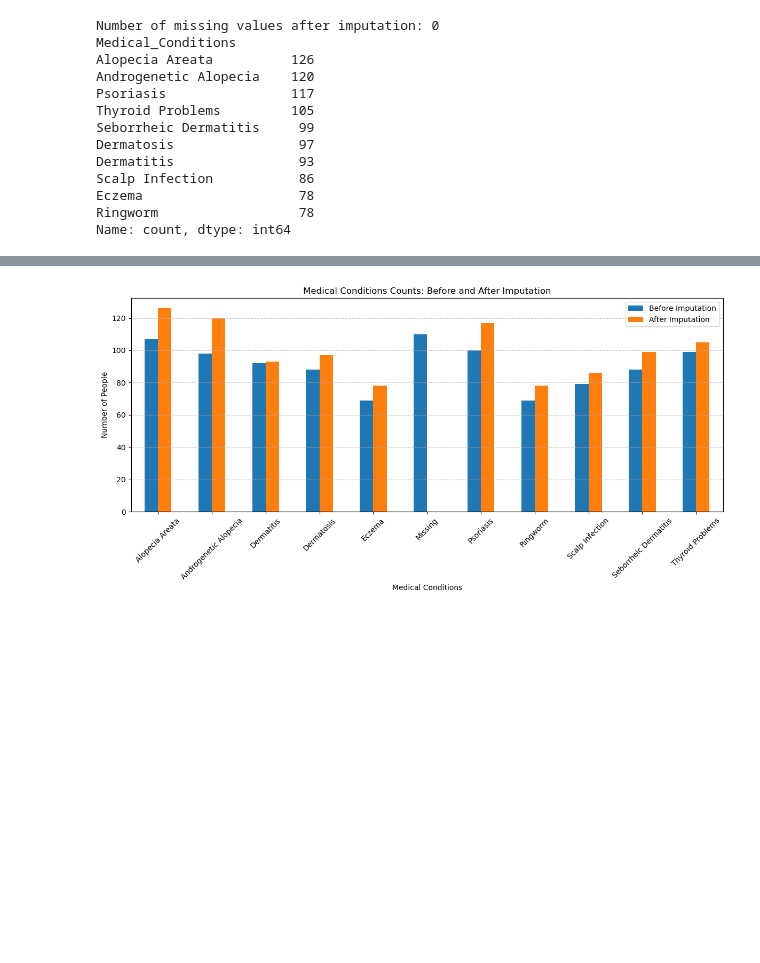
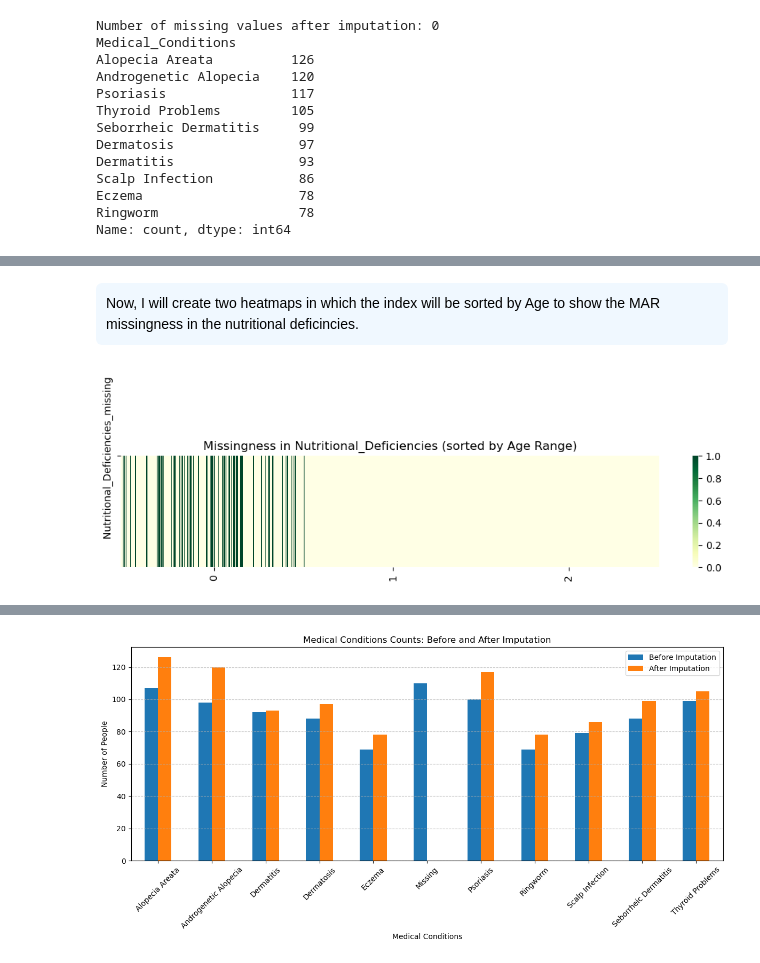
Before and after one commit to AhmadJabbar2502/Hair-Fall-Prediction, a Jupyter notebook: Python Notebooks/data_cleaning_predit_hair_loss.ipynb, the cells around one changed output, grey strips where cells are left out. Drawn from its saved outputs; the diff is of its cells as text; code cells hidden in the pictures; blank space fills up the shorter version.

```diff
--- a/Python Notebooks/data_cleaning_predit_hair_loss.ipynb
+++ b/Python Notebooks/data_cleaning_predit_hair_loss.ipynb
@@ -625,0 +738,20 @@ Name: Nutritional_Deficiencies, Length: 999, dtype: object
+# %% [markdown]
+<div style="background-color:#f0f8ff; padding:10px; border-radius:6px; color:black;" >
+Now, I will create two heatmaps in which the index will be sorted by Age to show the MAR missingness in the nutritional deficincies.
+# %%
+
+# --- Heatmap for Age_Range ---
+age_sorted = hair_data.sort_values('Age_Range')
+missing_age_matrix = age_sorted['Nutritional_Deficiencies_missing'].to_numpy().reshape(1, -1)
+
+plt.figure(figsize=(12, 2))
+sns.heatmap(missing_age_matrix, cmap='YlGn', cbar=True)
+plt.xticks(
+    ticks=[np.mean(np.where(age_sorted['Age_Range']==lvl)) for lvl in age_sorted['Age_Range'].unique()],
+    labels=age_sorted['Age_Range'].unique()
+)
+plt.yticks([0], ['Nutritional_Deficiencies_missing '])
+plt.title('Missingness in Nutritional_Deficiencies (sorted by Age Range)')
+plt.show()
+# %% [output]
+[figure, added]
```
Also changed, not shown: parts of 18 cells of this notebook, 4 other files.
